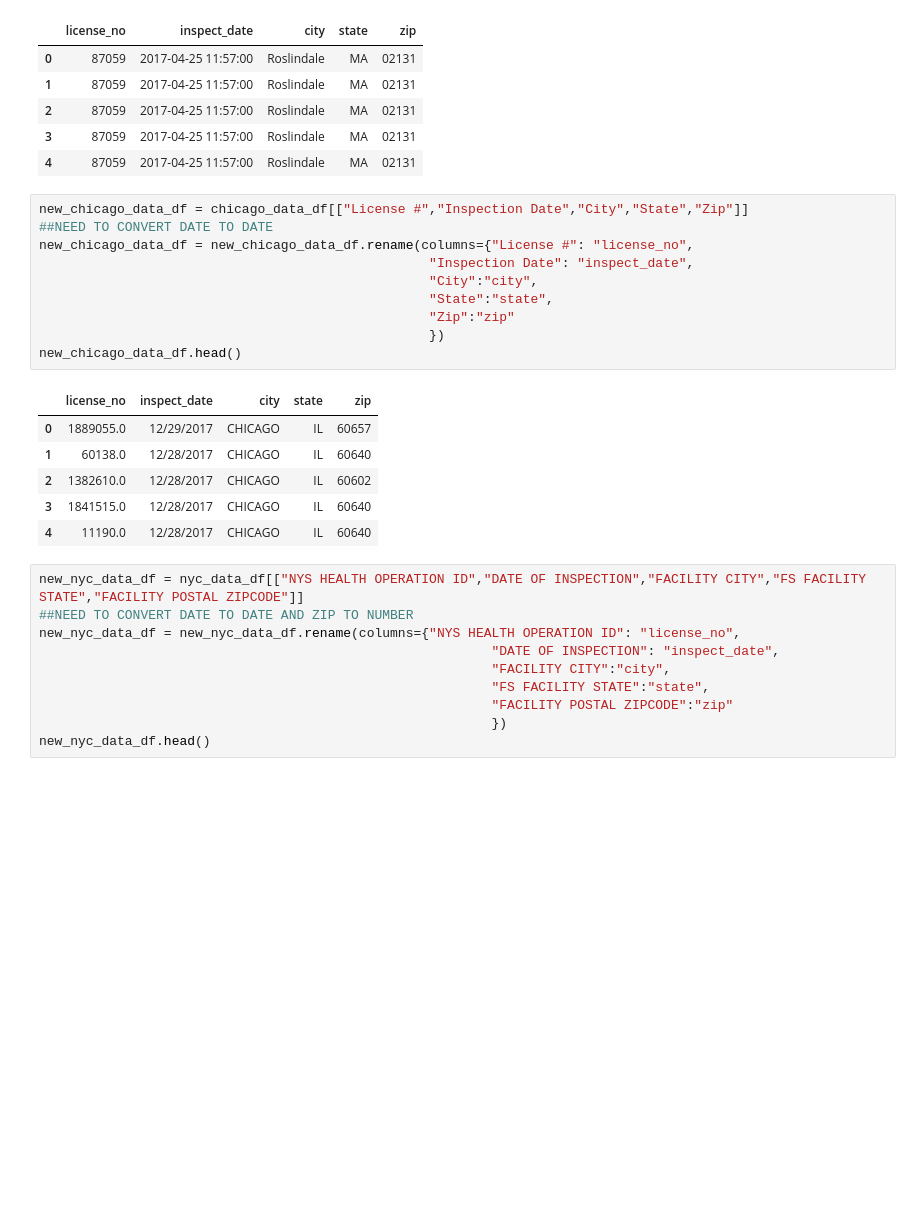
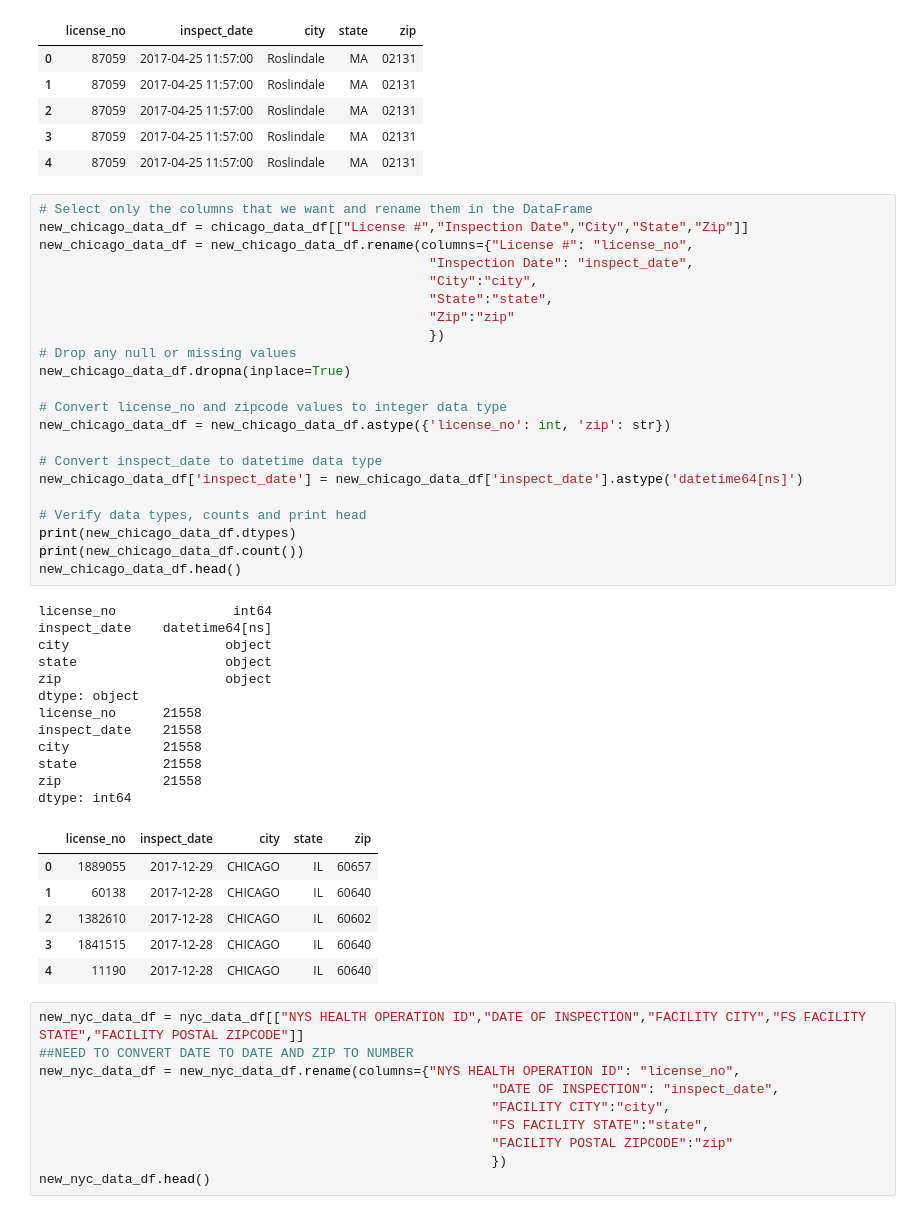
Before and after one commit to keithhorbin/Food-Inspection-ETL, a Jupyter notebook: ETL_Atul.ipynb, the cells around one changed output. Cells and saved outputs as stored; diff of their text form; blank space fills up the shorter version.

```diff
--- a/ETL_Atul.ipynb
+++ b/ETL_Atul.ipynb
@@ -87,23 +87,47 @@ dtype: int64
 | 2 | 87059 | 2017-04-25 11:57:00 | Roslindale | MA | 02131 |
 | 3 | 87059 | 2017-04-25 11:57:00 | Roslindale | MA | 02131 |
 | 4 | 87059 | 2017-04-25 11:57:00 | Roslindale | MA | 02131 |
-# %%
-new_chicago_data_df = chicago_data_df[["License #","Inspection Date","City","State","Zip"]]
-##NEED TO CONVERT DATE TO DATE
-new_chicago_data_df = new_chicago_data_df.rename(columns={"License #": "license_no",
-                                                  "Inspection Date": "inspect_date",
-                                                  "City":"city",
-                                                  "State":"state",
-                                                  "Zip":"zip"
-                                                  })
-new_chicago_data_df.head()
-# %% [output]
-|  | license_no | inspect_date | city | state | zip |
-| 0 | 1889055.0 | 12/29/2017 | CHICAGO | IL | 60657 |
-| 1 | 60138.0 | 12/28/2017 | CHICAGO | IL | 60640 |
-| 2 | 1382610.0 | 12/28/2017 | CHICAGO | IL | 60602 |
-| 3 | 1841515.0 | 12/28/2017 | CHICAGO | IL | 60640 |
-| 4 | 11190.0 | 12/28/2017 | CHICAGO | IL | 60640 |
+# %%
+# Select only the columns that we want and rename them in the DataFrame
+new_chicago_data_df = chicago_data_df[["License #","Inspection Date","City","State","Zip"]]
+new_chicago_data_df = new_chicago_data_df.rename(columns={"License #": "license_no",
+                                                  "Inspection Date": "inspect_date",
+                                                  "City":"city",
+                                                  "State":"state",
+                                                  "Zip":"zip"
+                                                  })
+# Drop any null or missing values
+new_chicago_data_df.dropna(inplace=True)
+
+# Convert license_no and zipcode values to integer data type
+new_chicago_data_df = new_chicago_data_df.astype({'license_no': int, 'zip': str})
+
+# Convert inspect_date to datetime data type
+new_chicago_data_df['inspect_date'] = new_chicago_data_df['inspect_date'].astype('datetime64[ns]')
+
+# Verify data types, counts and print head
+print(new_chicago_data_df.dtypes)
+print(new_chicago_data_df.count())
+new_chicago_data_df.head()
+# %% [output]
+license_no               int64
+inspect_date    datetime64[ns]
+city                    object
+state                   object
+zip                     object
+dtype: object
+license_no      21558
+inspect_date    21558
+city            21558
+state           21558
+zip             21558
+dtype: int64
+|  | license_no | inspect_date | city | state | zip |
+| 0 | 1889055 | 2017-12-29 | CHICAGO | IL | 60657 |
+| 1 | 60138 | 2017-12-28 | CHICAGO | IL | 60640 |
+| 2 | 1382610 | 2017-12-28 | CHICAGO | IL | 60602 |
+| 3 | 1841515 | 2017-12-28 | CHICAGO | IL | 60640 |
+| 4 | 11190 | 2017-12-28 | CHICAGO | IL | 60640 |
 # %%
 new_nyc_data_df = nyc_data_df[["NYS HEALTH OPERATION ID","DATE OF INSPECTION","FACILITY CITY","FS FACILITY STATE","FACILITY POSTAL ZIPCODE"]]
 ##NEED TO CONVERT DATE TO DATE AND ZIP TO NUMBER
```
